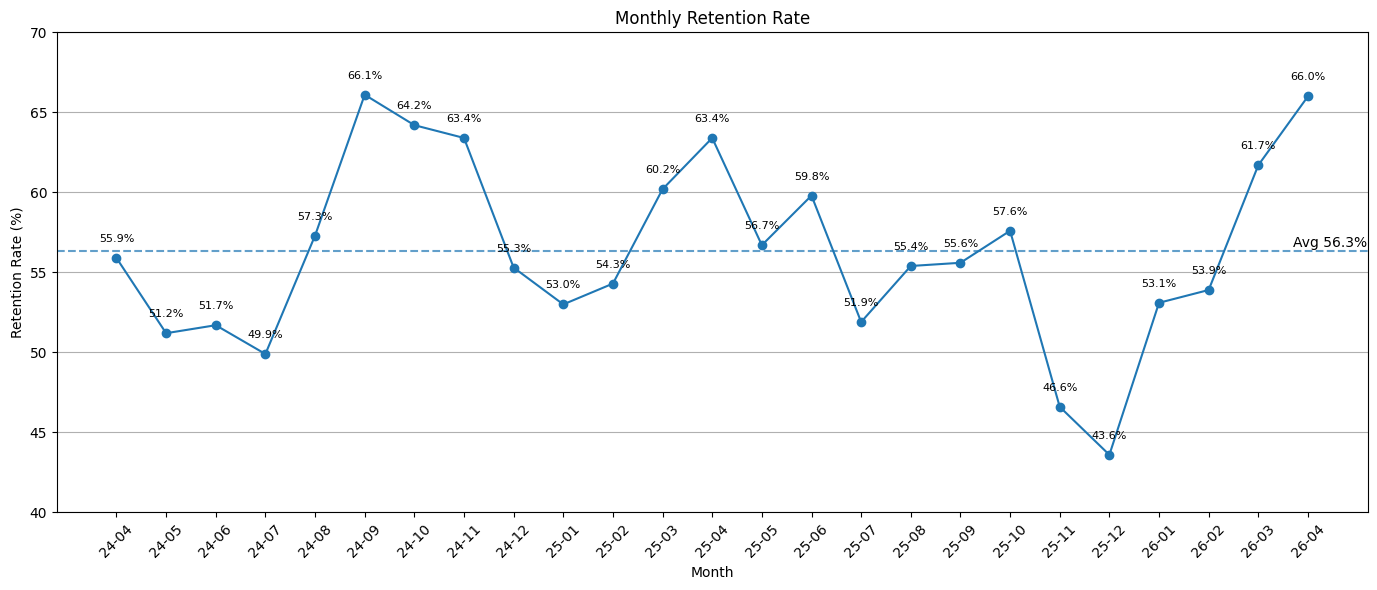
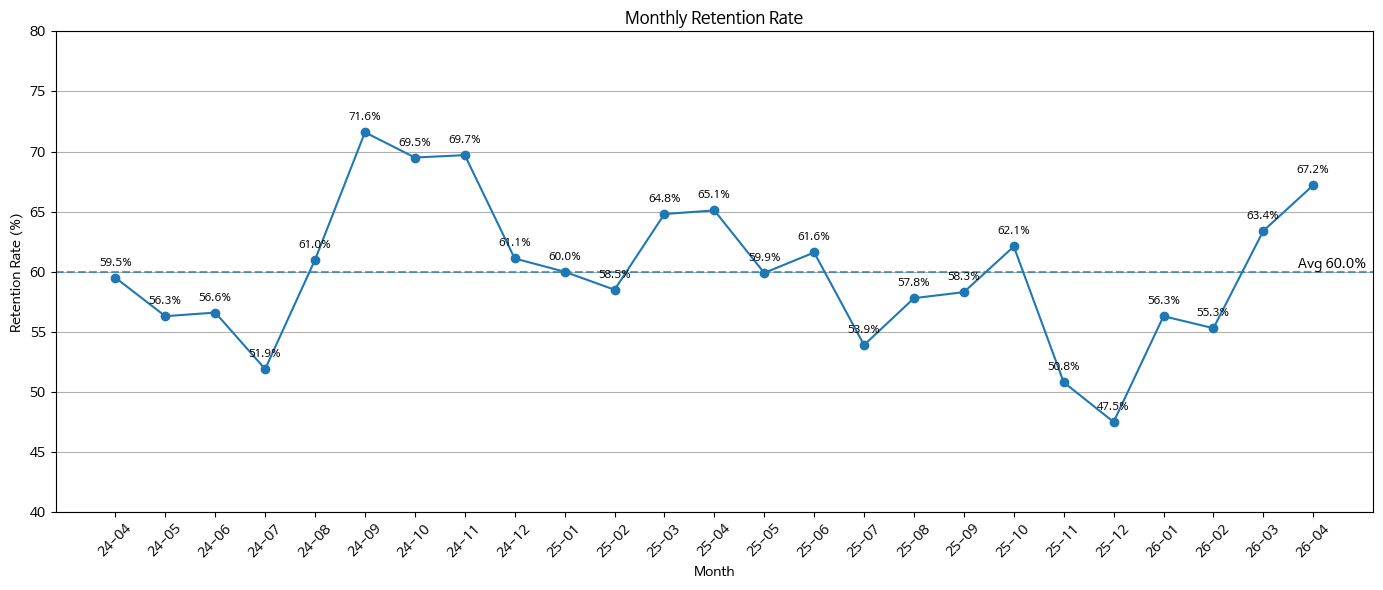
Unified diff of the notebook cell whose output changed from the first chart to the second:
--- before
+++ after
@@ -13,5 +13,5 @@
 plt.ylabel('Retention Rate (%)')
 
-plt.ylim(40, 70)
+plt.ylim(40, 80)
 plt.xticks(rotation=45)
 plt.grid(axis = 'y')

Commit: fix missing subject values in preprocessing